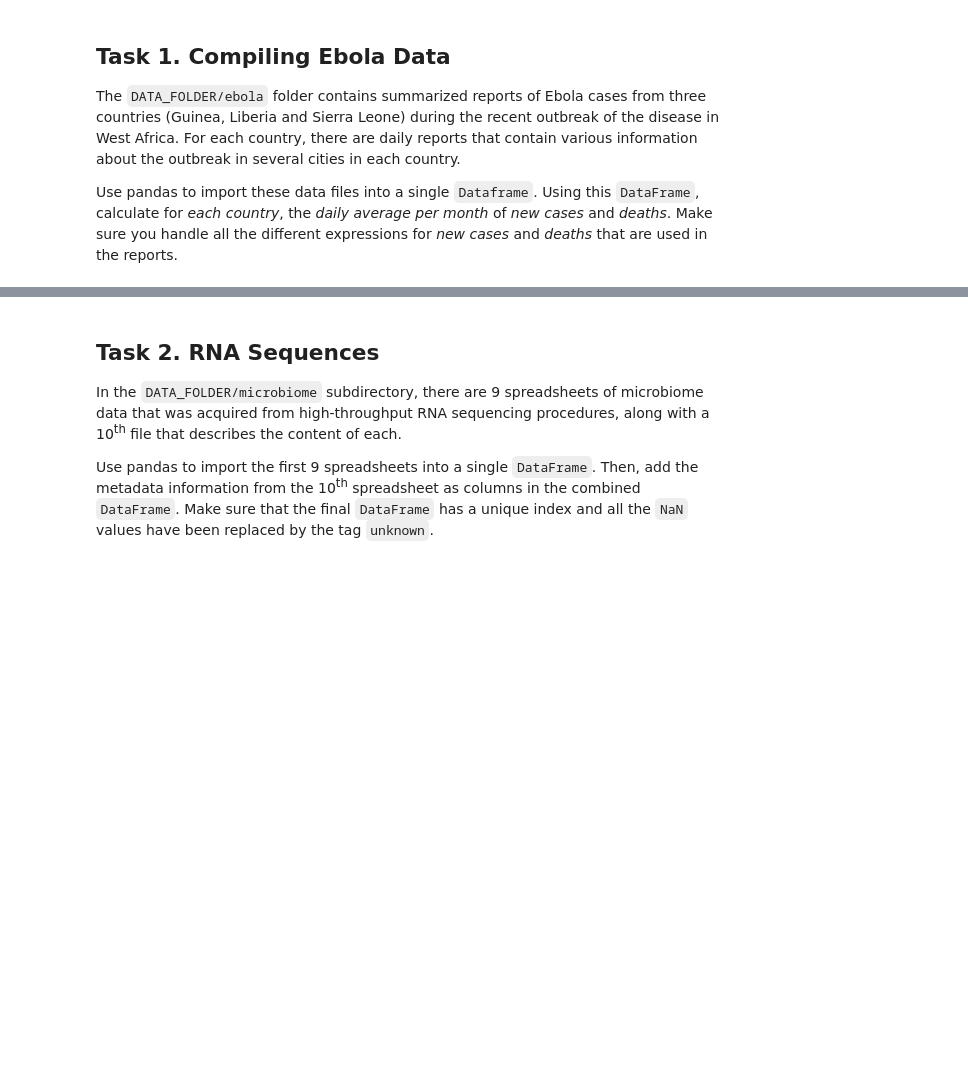
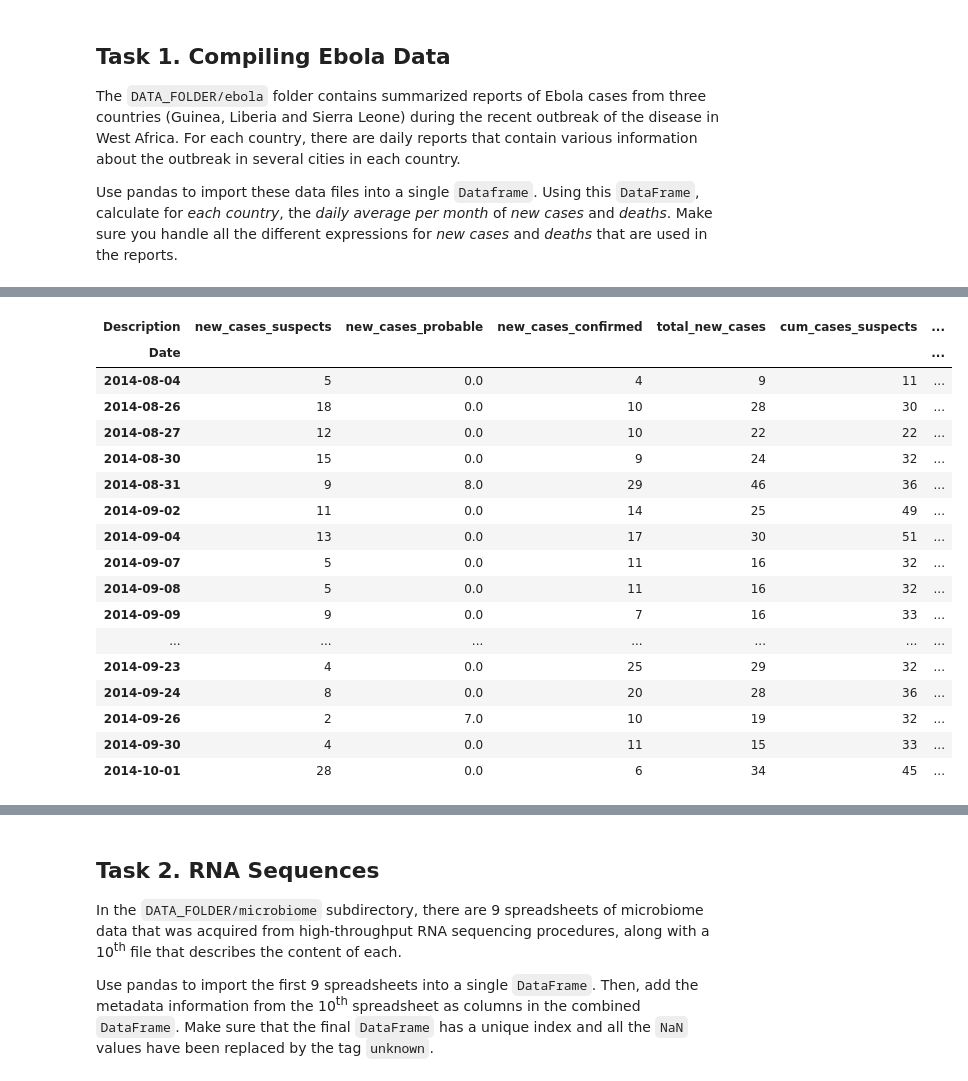
Before and after one commit to baetuc/ADA-CS-401, a Jupyter notebook: Homework 1.ipynb, the cells around one changed output, grey strips where cells are left out. Drawn from its saved outputs; the diff is of its cells as text; code cells hidden in the pictures; blank space fills up the shorter version.

```diff
--- a/Homework 1.ipynb
+++ b/Homework 1.ipynb
@@ -17,0 +231,22 @@ Make sure you handle all the different expressions for *new cases* and *deaths*
+# %%
+merged_guinea_dataframe.at['2014-08-26', 'total_cum_deaths'] = 435
+merged_guinea_dataframe
+# %% [output]
+| Description | new_cases_suspects | new_cases_probable | new_cases_confirmed | total_new_cases | cum_cases_suspects | ... |
+| Date |  |  |  |  |  | ... |
+| 2014-08-04 | 5 | 0.0 | 4 | 9 | 11 | ... |
+| 2014-08-26 | 18 | 0.0 | 10 | 28 | 30 | ... |
+| 2014-08-27 | 12 | 0.0 | 10 | 22 | 22 | ... |
+| 2014-08-30 | 15 | 0.0 | 9 | 24 | 32 | ... |
+| 2014-08-31 | 9 | 8.0 | 29 | 46 | 36 | ... |
+| 2014-09-02 | 11 | 0.0 | 14 | 25 | 49 | ... |
+| 2014-09-04 | 13 | 0.0 | 17 | 30 | 51 | ... |
+| 2014-09-07 | 5 | 0.0 | 11 | 16 | 32 | ... |
+| 2014-09-08 | 5 | 0.0 | 11 | 16 | 32 | ... |
+| 2014-09-09 | 9 | 0.0 | 7 | 16 | 33 | ... |
+| ... | ... | ... | ... | ... | ... | ... |
+| 2014-09-23 | 4 | 0.0 | 25 | 29 | 32 | ... |
+| 2014-09-24 | 8 | 0.0 | 20 | 28 | 36 | ... |
+| 2014-09-26 | 2 | 7.0 | 10 | 19 | 32 | ... |
+| 2014-09-30 | 4 | 0.0 | 11 | 15 | 33 | ... |
+| 2014-10-01 | 28 | 0.0 | 6 | 34 | 45 | ... |
```
Also changed, not shown: parts of 106 cells of this notebook, 1 other file.
